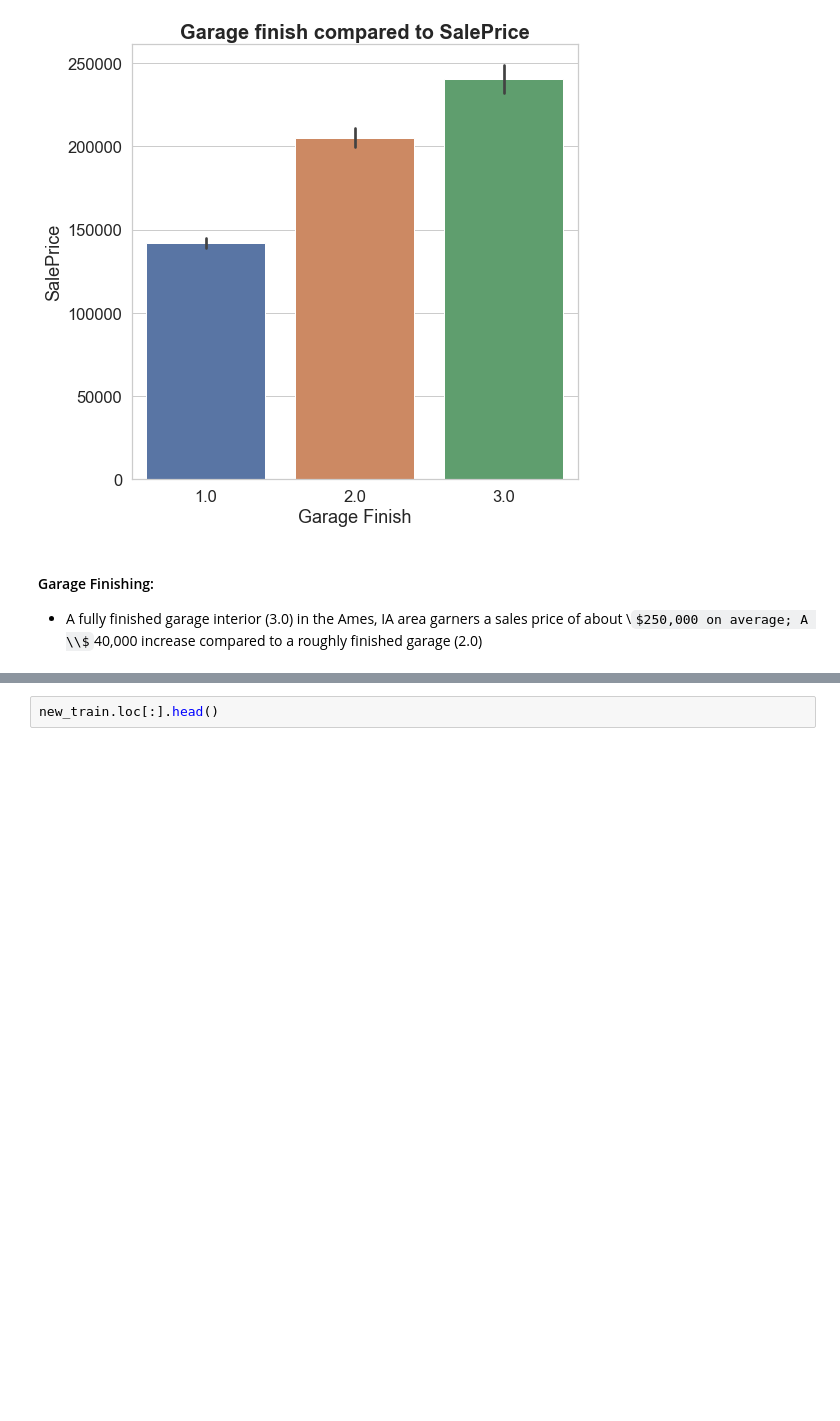
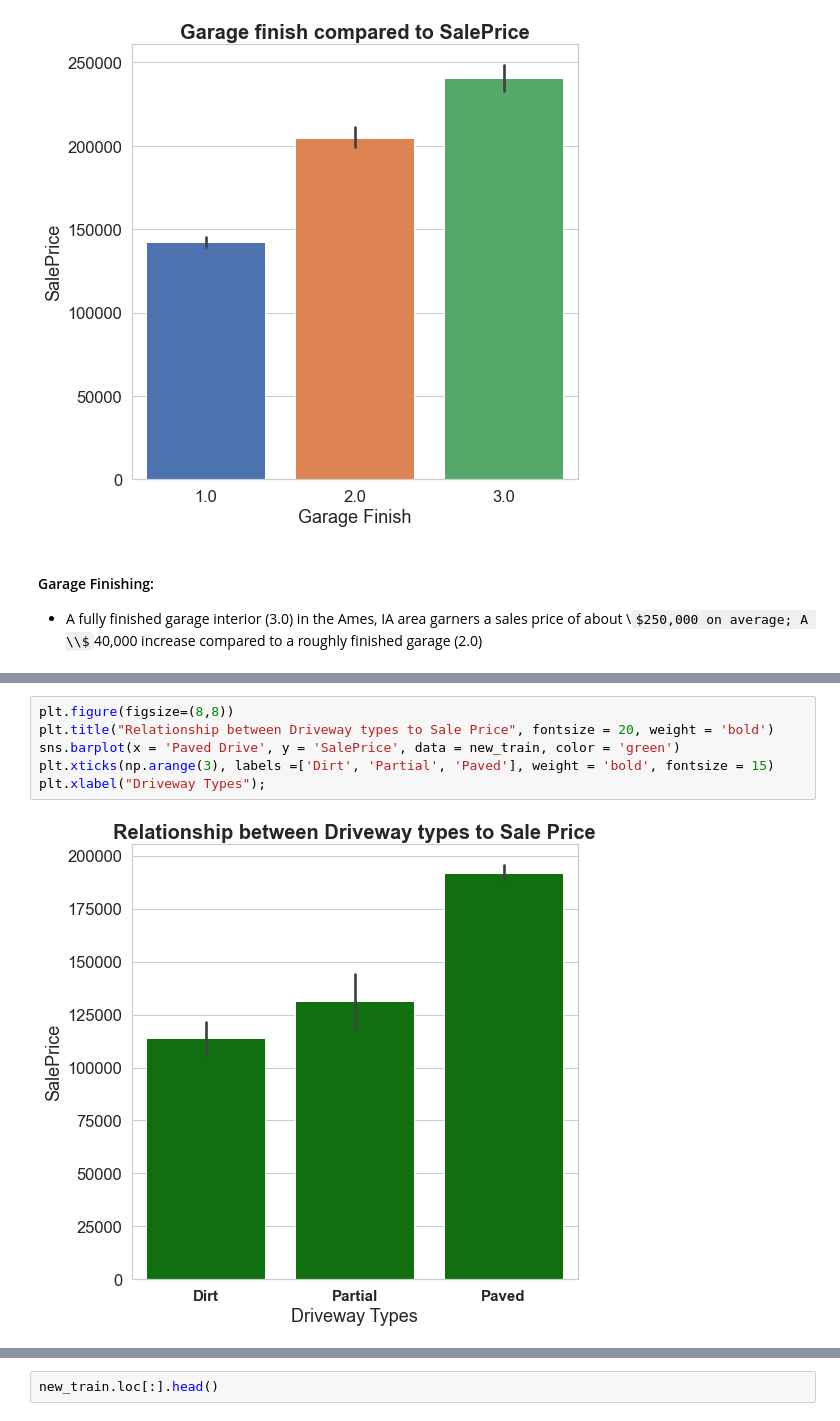
Before and after one commit to ianibogwu/Projects, a Jupyter notebook: GA-projects/01-Ames-housing/Cleaning_EDA.ipynb, the cells around one changed output, grey strips where cells are left out. Drawn from its saved outputs; the diff is of its cells as text; some formulas as TeX source; blank space fills up the shorter version.

```diff
--- a/GA-projects/01-Ames-housing/Cleaning_EDA.ipynb
+++ b/GA-projects/01-Ames-housing/Cleaning_EDA.ipynb
@@ -387,0 +396,8 @@ plt.title("Garage finish compared to SalePrice", fontsize = 20, weight = "bold")
+# %%
+plt.figure(figsize=(8,8))
+plt.title("Relationship between Driveway types to Sale Price", fontsize = 20, weight = 'bold')
+sns.barplot(x = 'Paved Drive', y = 'SalePrice', data = new_train, color = 'green')
+plt.xticks(np.arange(3), labels =['Dirt', 'Partial', 'Paved'], weight = 'bold', fontsize = 15)
+plt.xlabel("Driveway Types");
+# %% [output]
+[figure, added]
```
Also changed, not shown: parts of 11 cells of this notebook, 4 other files.
